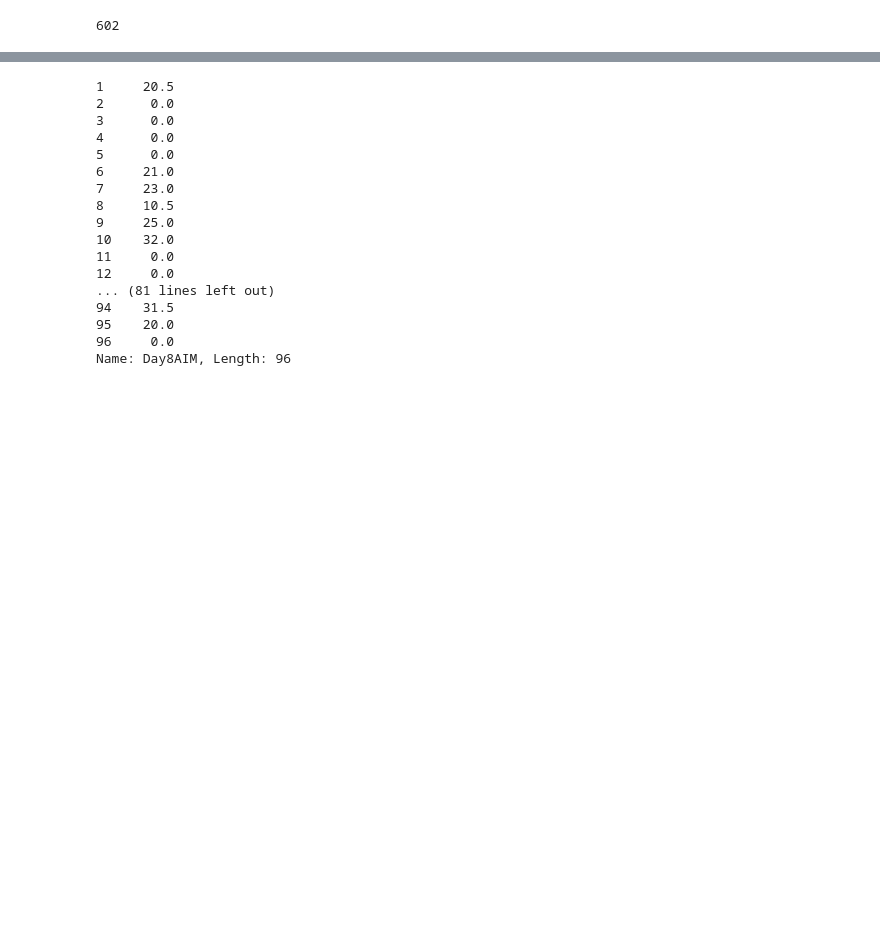
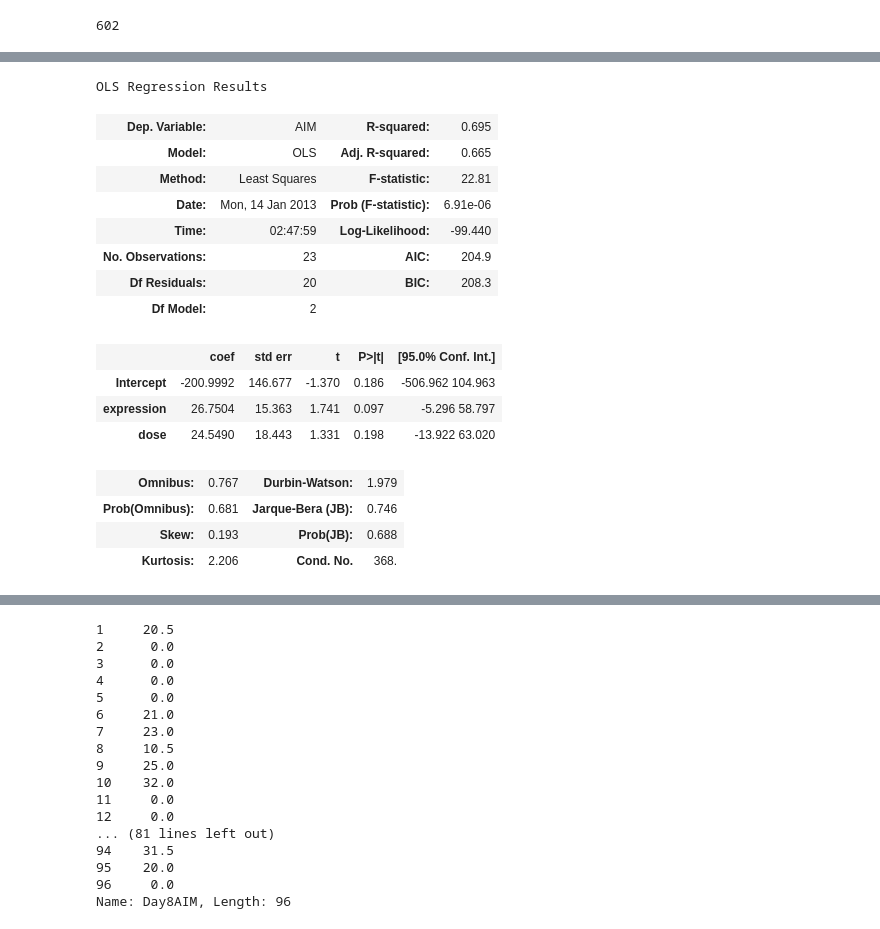
Before and after one commit to aheilbut/pdmouse, a Jupyter notebook: py/PDfilters.ipynb, the cells around one changed output, grey strips where cells are left out. Drawn from its saved outputs; the diff is of its cells as text; code cells hidden in the pictures; blank space fills up the shorter version.

```diff
--- a/py/PDfilters.ipynb
+++ b/py/PDfilters.ipynb
@@ -692,0 +710,20 @@ OLS Regression Results
+# %%
+m2.summary()
+# %% [output]
+OLS Regression Results
+| Dep. Variable: | AIM | R-squared: | 0.695 |
+| Model: | OLS | Adj. R-squared: | 0.665 |
+| Method: | Least Squares | F-statistic: | 22.81 |
+| Date: | Mon, 14 Jan 2013 | Prob (F-statistic): | 6.91e-06 |
+| Time: | 02:47:59 | Log-Likelihood: | -99.440 |
+| No. Observations: | 23 | AIC: | 204.9 |
+| Df Residuals: | 20 | BIC: | 208.3 |
+| Df Model: | 2 |  |  |
+|  | coef | std err | t | P>|t| | [95.0% Conf. Int.] |
+| Intercept | -200.9992 | 146.677 | -1.370 | 0.186 | -506.962 104.963 |
+| expression | 26.7504 | 15.363 | 1.741 | 0.097 | -5.296 58.797 |
+| dose | 24.5490 | 18.443 | 1.331 | 0.198 | -13.922 63.020 |
+| Omnibus: | 0.767 | Durbin-Watson: | 1.979 |
+| Prob(Omnibus): | 0.681 | Jarque-Bera (JB): | 0.746 |
+| Skew: | 0.193 | Prob(JB): | 0.688 |
+| Kurtosis: | 2.206 | Cond. No. | 368. |
```
Also changed, not shown: parts of 22 cells of this notebook, 1 other file.
